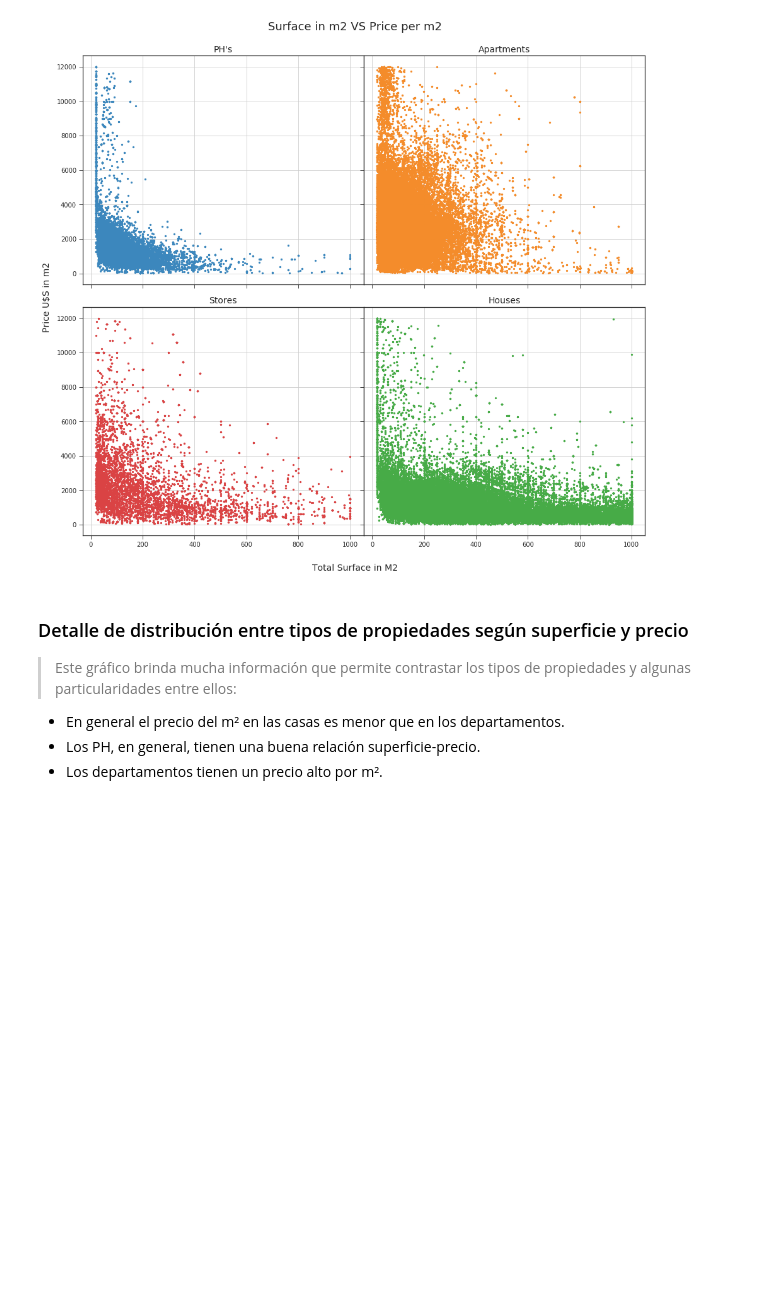
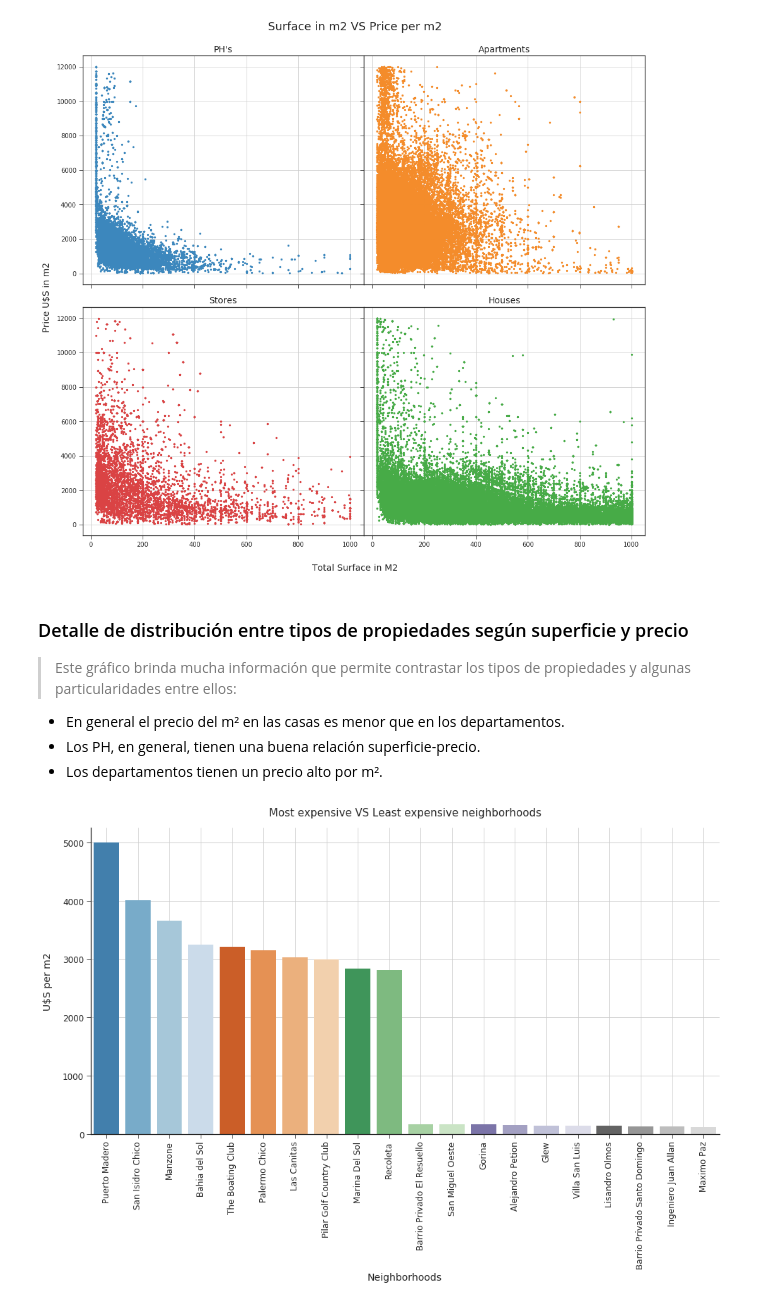
Before and after one commit to fpenovi/BArealEstatePricing, a Jupyter notebook: notebooks/00 - Hello_TP.ipynb, the cells around one changed output. Drawn from its saved outputs; the diff is of its cells as text; code cells hidden in the pictures; blank space fills up the shorter version.

```diff
--- a/notebooks/00 - Hello_TP.ipynb
+++ b/notebooks/00 - Hello_TP.ipynb
@@ -384,0 +388,36 @@ ax4.grid('on');
+# %%
+grouped = dfPublished.loc[:, ('place_name', 'price_usd_per_m2')]\
+                     .groupby(by='place_name')\
+                     .agg('median')\
+                     .reset_index()\
+                     .sort_values(by='price_usd_per_m2', ascending=False)
+
+grouped = grouped.head(10).merge(grouped.tail(10), how='outer')
+
+grouped.place_name = grouped.place_name.astype('str')
+grouped.at[3, 'place_name'] = 'Bahia del Sol'
+grouped.at[6, 'place_name'] = 'Las Canitas'
+grouped.at[8, 'place_name'] = 'Marina Del Sol'
+grouped.at[13, 'place_name'] = 'Alejandro Petion'
+grouped.at[19, 'place_name'] = 'Maximo Paz'
+
+ax = sns.barplot(x='place_name', y='price_usd_per_m2', data=grouped,
+                 palette=sns.color_palette("tab20c", 20))
+
+ax.get_figure().set_size_inches(16,8)
+ax.xaxis.label.set_size(14)
+ax.xaxis.label.set_text("Neighborhoods")
+ax.yaxis.label.set_size(14)
+ax.yaxis.label.set_text("U$S per m2")
+ax.yaxis.set_label_coords(-0.06, 0.5)
+ax.xaxis.set_label_coords(0.5, -0.45)
+ax.title.set_text('Most expensive VS Least expensive neighborhoods')
+ax.title.set_position((0.5, 1.025))
+ax.title.set_size(15)
+ax.grid(linestyle='solid')
+ax.set_axisbelow(True)
+plt.xticks(rotation=90, size=12)
+plt.yticks(size=12)
+sns.despine();
+# %% [output]
+[figure, added]
```
Also changed, not shown: parts of 12 cells of this notebook.
